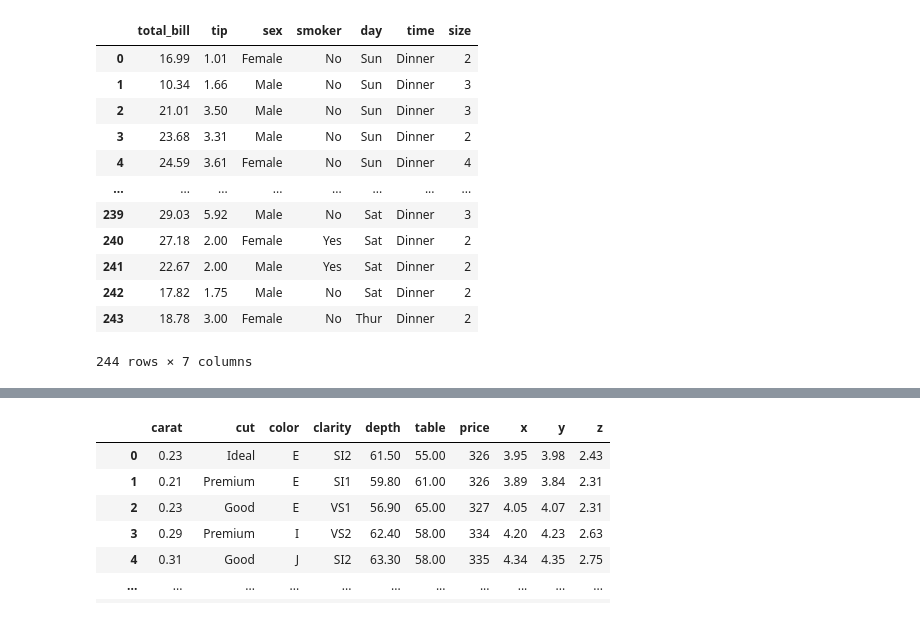
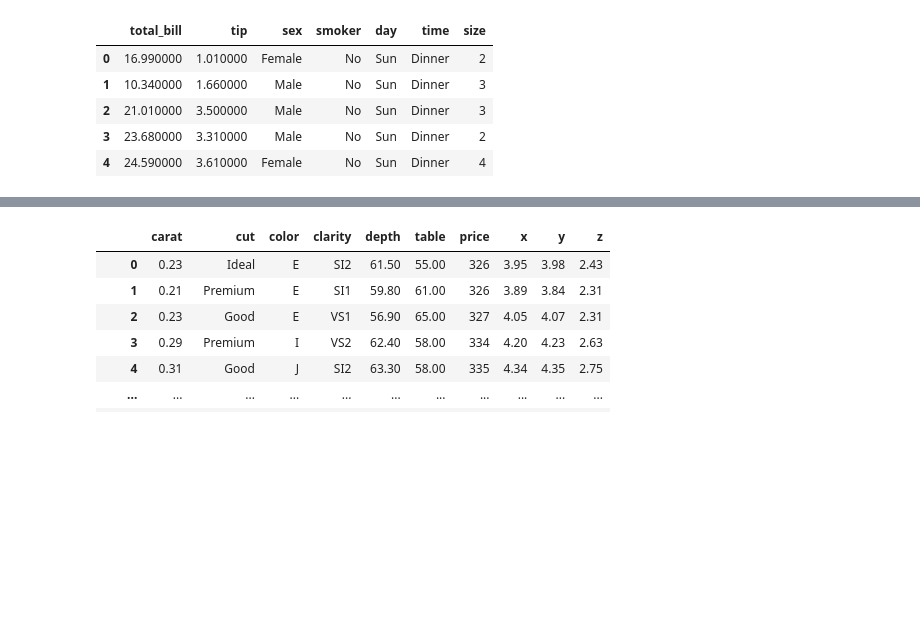
Before and after one commit to adarshanand67/Data-Science, a Jupyter notebook: Auto EDA/All histogram pandas.ipynb, the cells around one changed output, grey strips where cells are left out. Drawn from its saved outputs; the diff is of its cells as text; code cells hidden in the pictures; blank space fills up the shorter version.

```diff
--- a/Auto EDA/All histogram pandas.ipynb
+++ b/Auto EDA/All histogram pandas.ipynb
@@ -48,20 +21,13 @@ sns.set(style='whitegrid', color_codes=True, font_scale=1.5,
 # %%
 df=sns.load_dataset('tips')
-df
+df.head().style.background_gradient(cmap='RdBu_r', low=.2, high=.8)
 # %% [output]
 |  | total_bill | tip | sex | smoker | day | time | size |
-| 0 | 16.99 | 1.01 | Female | No | Sun | Dinner | 2 |
-| 1 | 10.34 | 1.66 | Male | No | Sun | Dinner | 3 |
-| 2 | 21.01 | 3.50 | Male | No | Sun | Dinner | 3 |
-| 3 | 23.68 | 3.31 | Male | No | Sun | Dinner | 2 |
-| 4 | 24.59 | 3.61 | Female | No | Sun | Dinner | 4 |
-| ... | ... | ... | ... | ... | ... | ... | ... |
-| 239 | 29.03 | 5.92 | Male | No | Sat | Dinner | 3 |
-| 240 | 27.18 | 2.00 | Female | Yes | Sat | Dinner | 2 |
-| 241 | 22.67 | 2.00 | Male | Yes | Sat | Dinner | 2 |
-| 242 | 17.82 | 1.75 | Male | No | Sat | Dinner | 2 |
-| 243 | 18.78 | 3.00 | Female | No | Thur | Dinner | 2 |
+| 0 | 16.990000 | 1.010000 | Female | No | Sun | Dinner | 2 |
+| 1 | 10.340000 | 1.660000 | Male | No | Sun | Dinner | 3 |
+| 2 | 21.010000 | 3.500000 | Male | No | Sun | Dinner | 3 |
+| 3 | 23.680000 | 3.310000 | Male | No | Sun | Dinner | 2 |
+| 4 | 24.590000 | 3.610000 | Female | No | Sun | Dinner | 4 |
-244 rows × 7 columns
 # %%
 df.hist(bins=50, figsize=(20,15));
 # %% [output]
```
Also changed, not shown: parts of 3 cells of this notebook, 22 other files.
